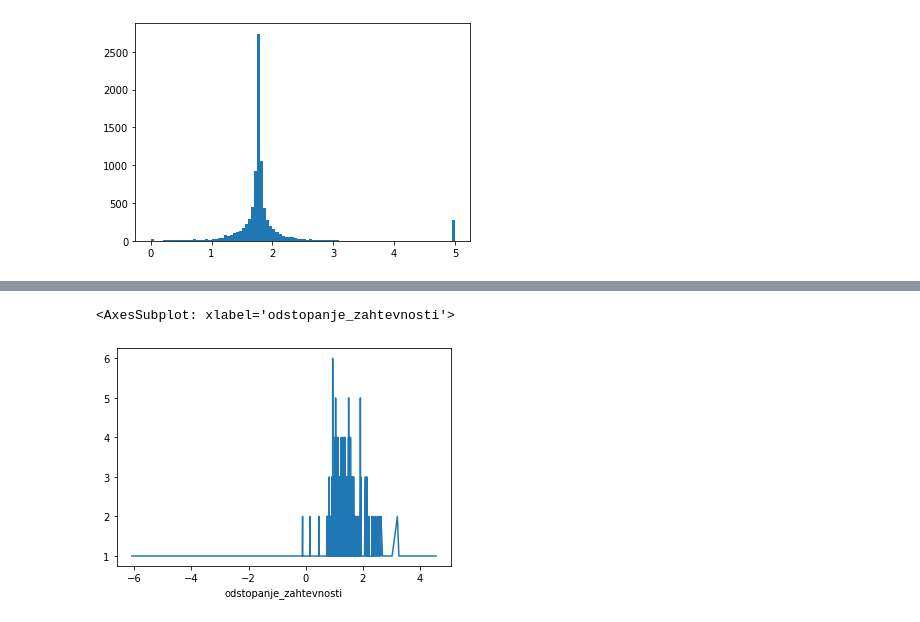
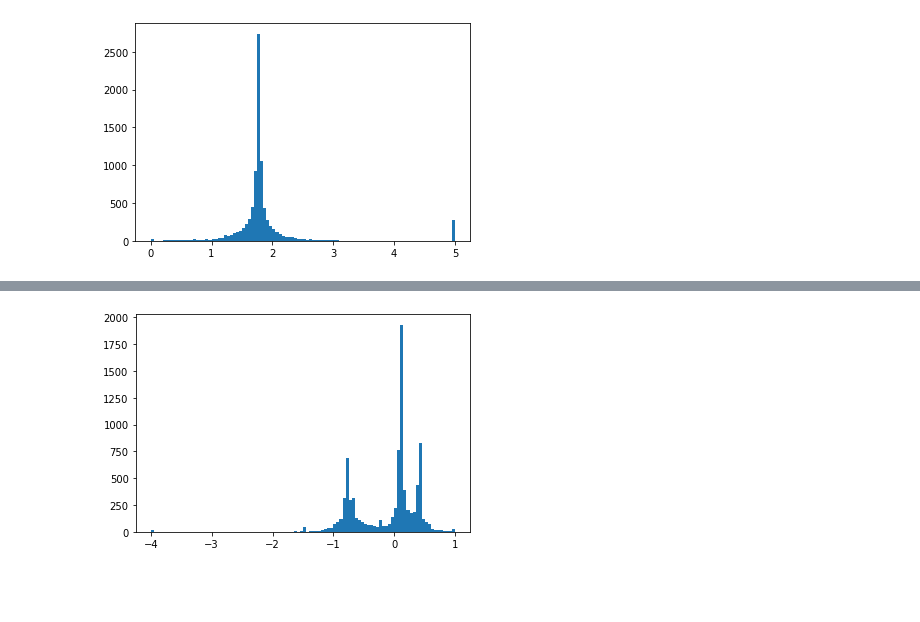
Before and after one commit to MarijaJez/Projekt, a Jupyter notebook: analiza.ipynb, the cells around one changed output, grey strips where cells are left out. Drawn from its saved outputs; the diff is of its cells as text; code cells hidden in the pictures; blank space fills up the shorter version.

```diff
--- a/analiza.ipynb
+++ b/analiza.ipynb
@@ -175,8 +148,6 @@ recepti
 # %%
 %matplotlib inline
 
-a = recepti.groupby("odstopanje_zahtevnosti").size()
-a.plot()
+_ = plt.hist(recepti["odstopanje_zahtevnosti"], bins=100)
 # %% [output]
-<AxesSubplot: xlabel='odstopanje_zahtevnosti'>
-[figure, old version]
+[figure, new version]
```
Also changed, not shown: parts of 44 cells of this notebook.
